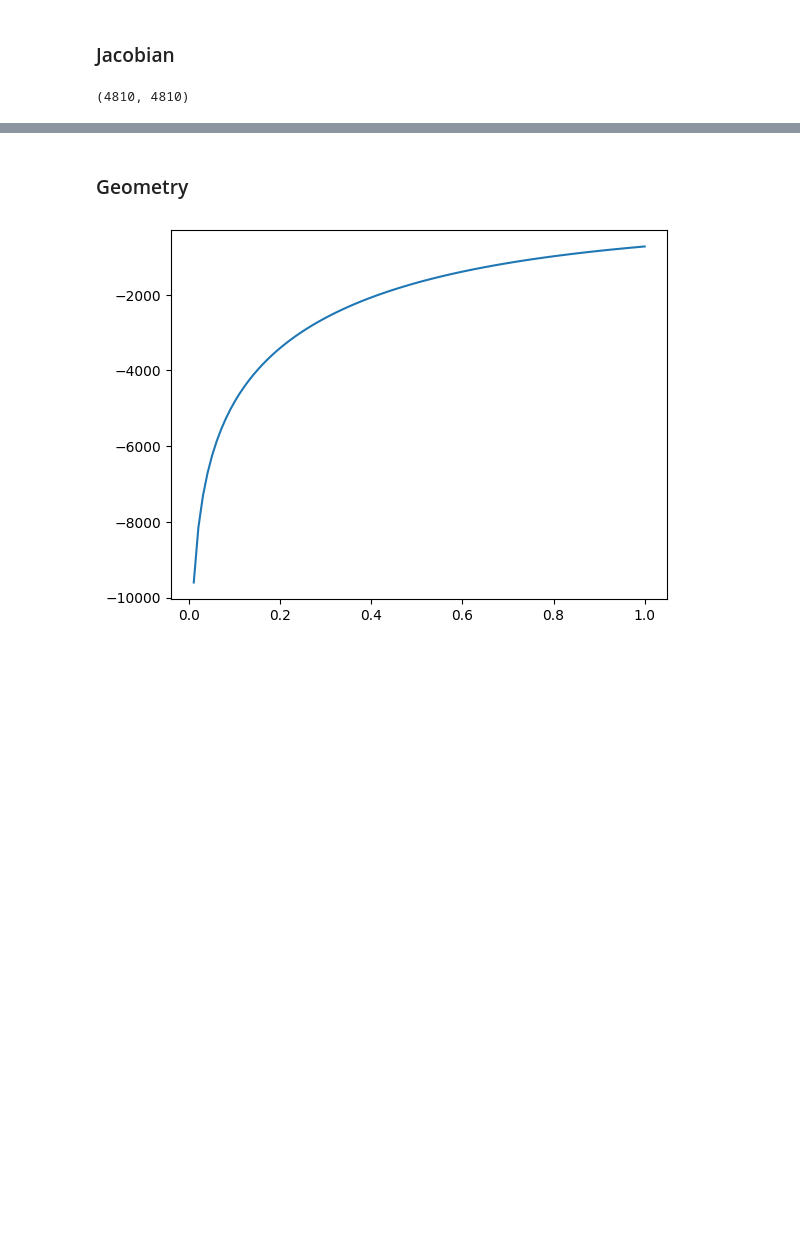
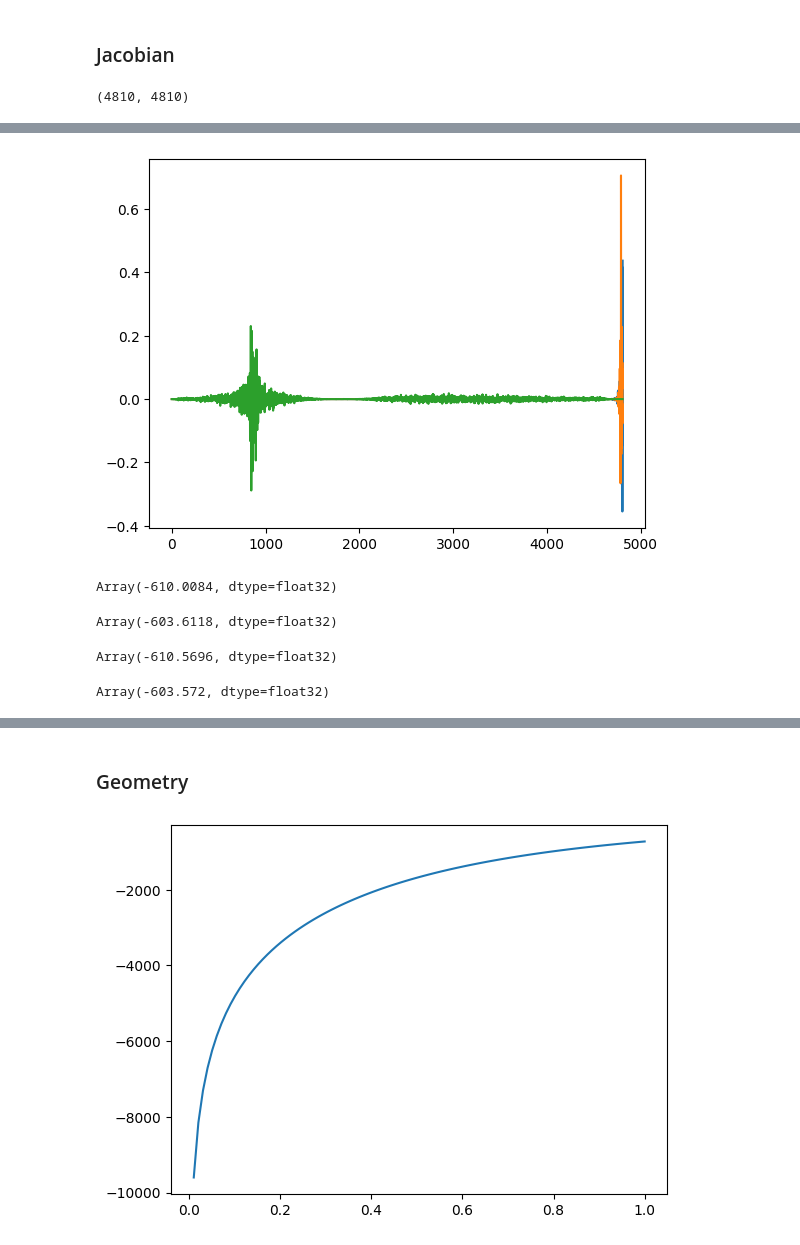
Before and after one commit to EleutherAI/basin-volume, a Jupyter notebook: mp_typical.ipynb, the cells around one changed output, grey strips where cells are left out. Saved outputs shown, nothing was run; the diff lists cells and outputs as text; code cells hidden in the pictures; blank space fills up the shorter version.

```diff
--- a/mp_typical.ipynb
+++ b/mp_typical.ipynb
@@ -196,0 +281,26 @@ print(J.shape)
+# %%
+sims = vt @ params_unit
+sims_orth2 = vt_orth2 @ params_unit
+sim_unorth = vt_unorth @ params_unit
+plt.plot(sims[:])
+plt.plot(sims_orth2[:])
+plt.plot(sim_unorth[:])
+plt.show()
+# %% [output]
+[figure, added]
+# %%
+jnp.sum(jnp.log10(s))
+# %% [output]
+Array(-610.0084, dtype=float32)
+# %%
+jnp.sum(jnp.log10(s_unorth))
+# %% [output]
+Array(-603.6118, dtype=float32)
+# %%
+jnp.linalg.slogdet(J).logabsdet / jnp.log(10)
+# %% [output]
+Array(-610.5696, dtype=float32)
+# %%
+jnp.linalg.slogdet(J_unorth).logabsdet / jnp.log(10)
+# %% [output]
+Array(-603.572, dtype=float32)
```
Also changed, not shown: parts of 67 cells of this notebook.
